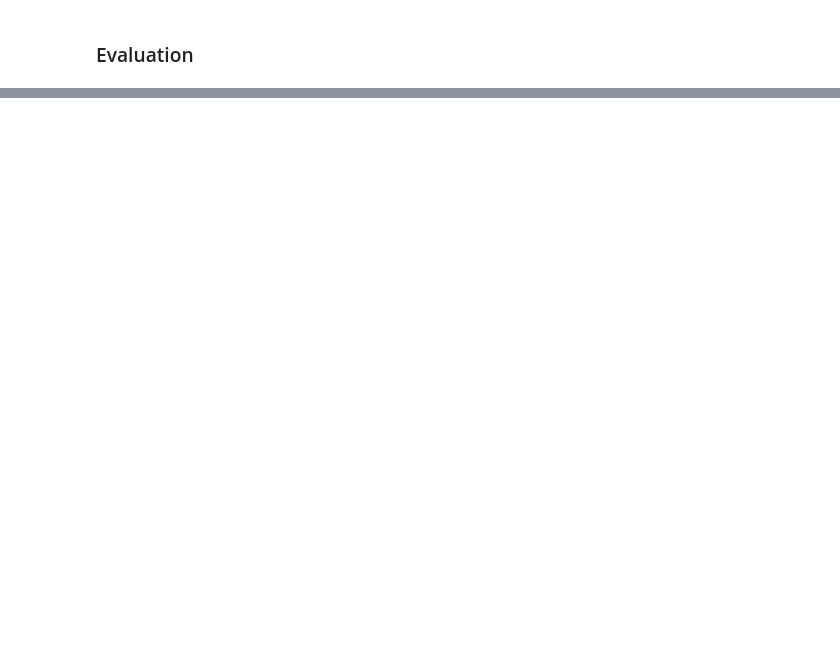
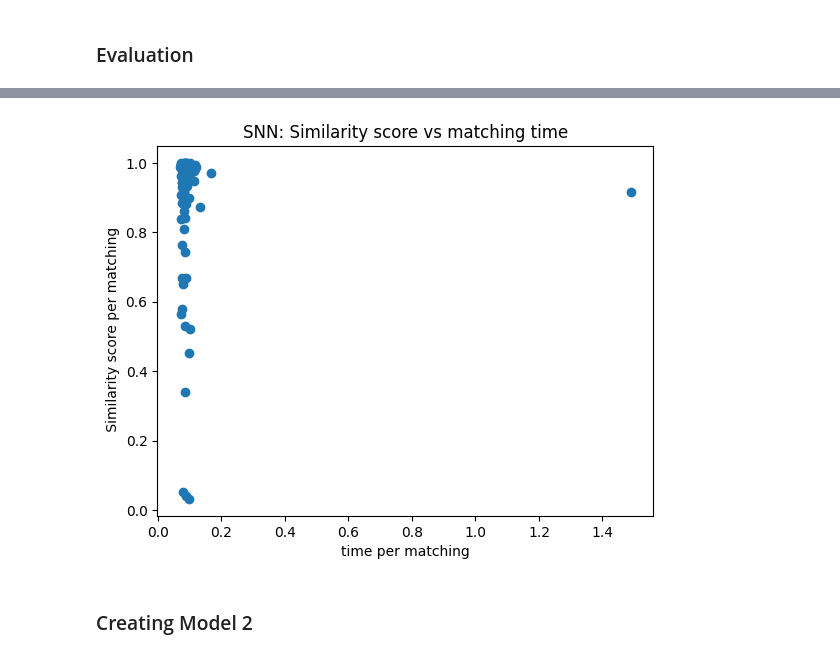
Before and after one commit to Sarvesh-DG-6/FingerPrintMatchingSNN, a Jupyter notebook: train.ipynb, the cells around one changed output, grey strips where cells are left out. Drawn from its saved outputs; the diff is of its cells as text; code cells hidden in the pictures; blank space fills up the shorter version.

```diff
--- a/train.ipynb
+++ b/train.ipynb
@@ -324,0 +327,39 @@ plt.imshow(ux.squeeze(), cmap='gray')
+# %%
+import time
+i = 0
+time_taken = []
+accuracy = []
+while i < 100:
+    start = time.time()
+
+    random_idx = random.randint(0, len(x_val))
+
+    random_img = x_val[random_idx]
+    random_label = label_val[random_idx]
+
+    seq = iaa.Sequential([
+        iaa.GaussianBlur(sigma=(0, 0.5)),
+        iaa.Affine(
+            scale={"x": (0.9, 1.1), "y": (0.9, 1.1)},
+            translate_percent={"x": (-0.1, 0.1), "y": (-0.1, 0.1)},
+            rotate=(-30, 30),
+            order=[0, 1],
+            cval=255
+        )
+    ], random_order=True)
+
+    random_img = seq.augment_image(random_img).reshape((1, 96, 96, 1)).astype(np.float32) / 255.
+
+    # matched image
+    match_key = random_label.astype(str)
+    match_key = ''.join(match_key).zfill(6)
+
+    rx = x_real[Label_real_dict[match_key]].reshape((1, 96, 96)).astype(np.float32) / 255.
+    ry = y_real[Label_real_dict[match_key]]
+
+    pred_rx = model.predict([random_img, rx])
+
+    end = time.time()
+    time_taken.append(end - start)
+    accuracy.append(pred_rx)
+    i+=1
@@ -324,0 +384,10 @@ plt.imshow(ux.squeeze(), cmap='gray')
+# %%
+plt.title("SNN: Similarity score vs matching time")
+plt.xlabel("time per matching")
+plt.ylabel(" Similarity score per matching")
+plt.scatter(time_taken, accuracy)
+plt.show()
+# %% [output]
+[figure, added]
+# %% [markdown]
+### Creating Model 2
```
Also changed, not shown: parts of 21 cells of this notebook, 1 other file.
